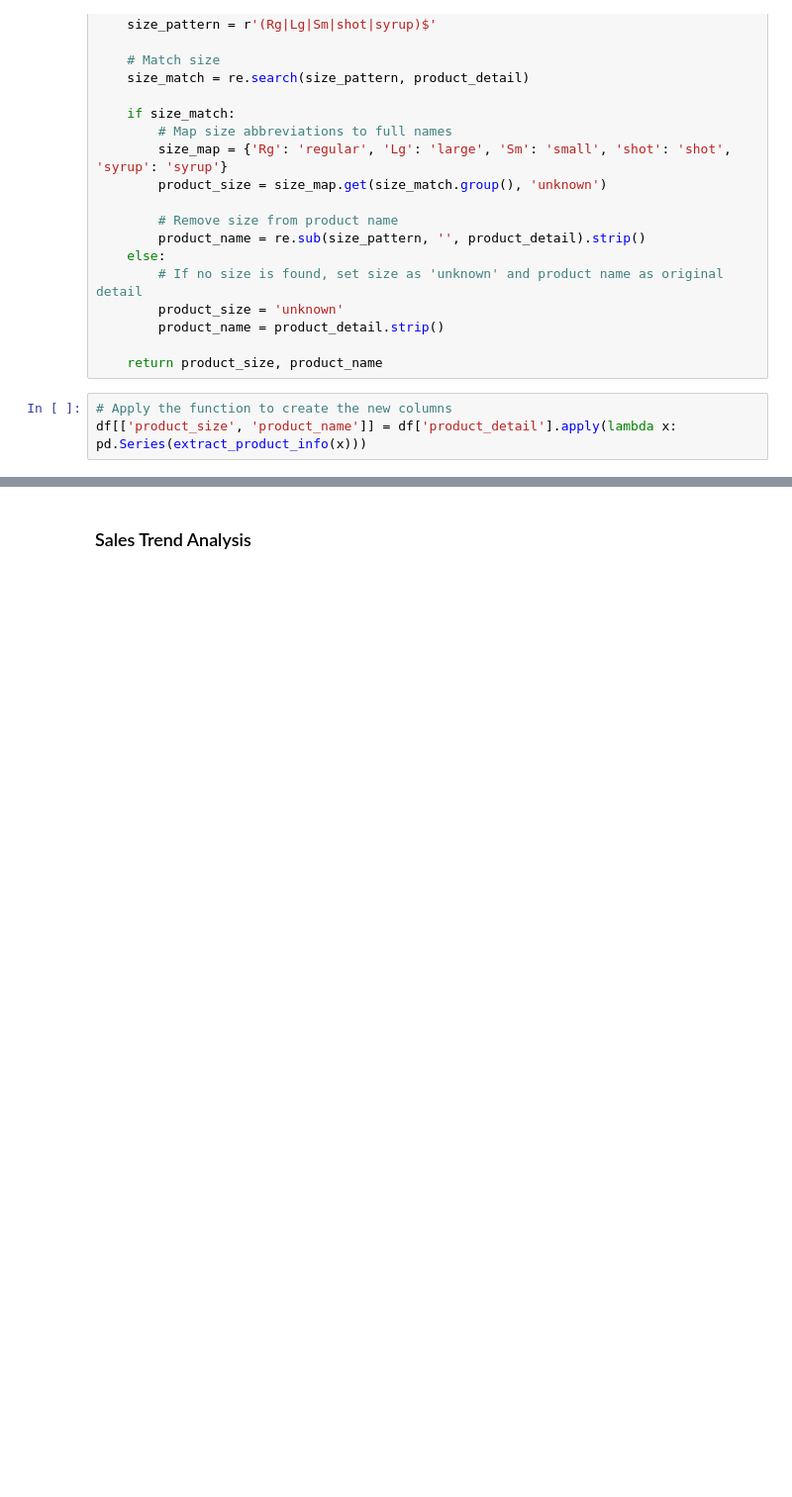
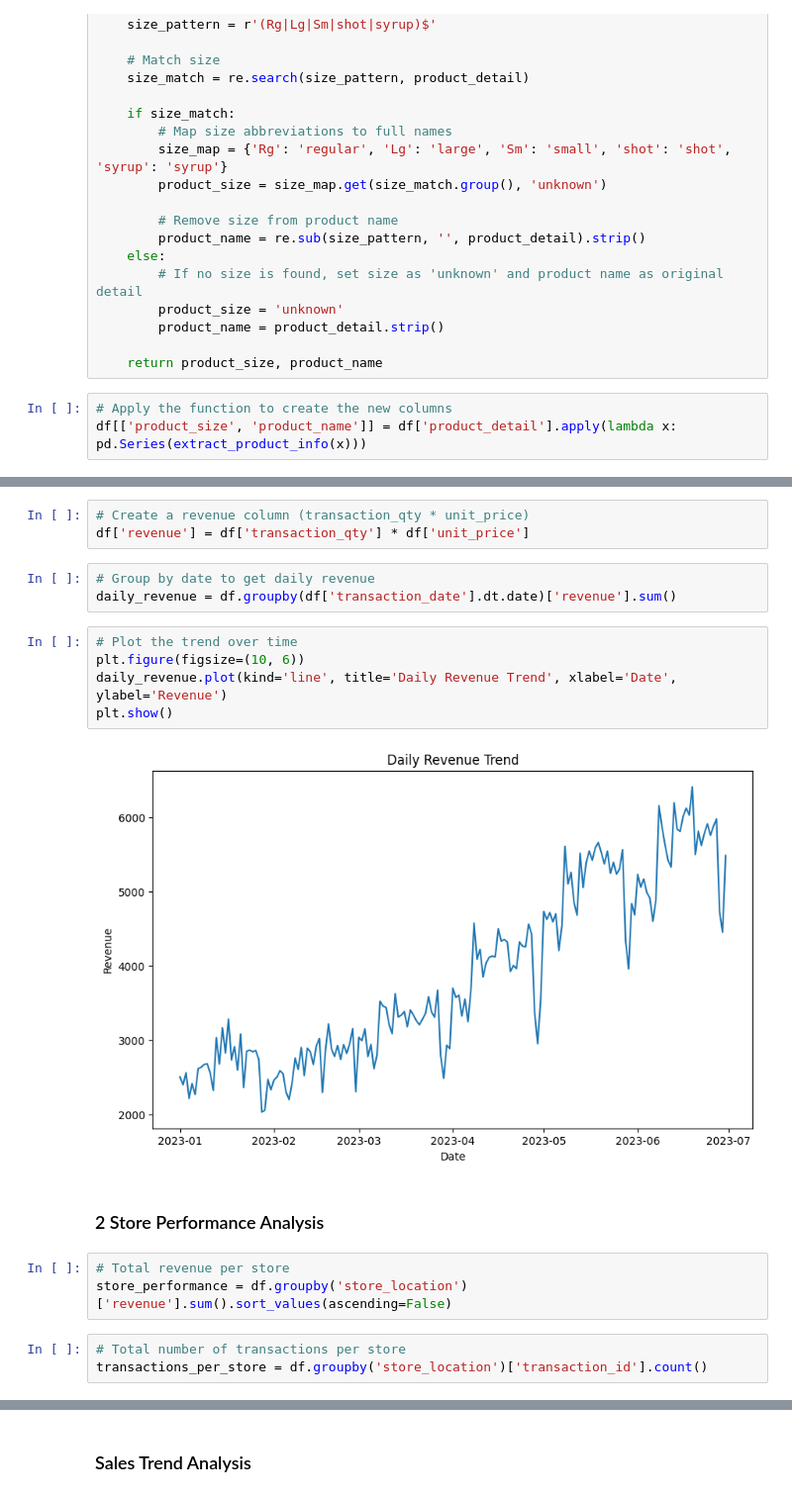
Before and after one commit to JinnOppa/Data-Analysis-Portfolio, a Jupyter notebook: coffee-shop-sales/project1.ipynb, the cells around one changed output, grey strips where cells are left out. Shown at 99% size. Drawn from its saved outputs; the diff is of its cells as text; blank space fills up the shorter version.

```diff
--- a/coffee-shop-sales/project1.ipynb
+++ b/coffee-shop-sales/project1.ipynb
@@ -156,0 +213,21 @@ df[['product_detail', 'product_size', 'product_name']].head()
+# %%
+# Create a revenue column (transaction_qty * unit_price)
+df['revenue'] = df['transaction_qty'] * df['unit_price']
+# %%
+# Group by date to get daily revenue
+daily_revenue = df.groupby(df['transaction_date'].dt.date)['revenue'].sum()
+# %%
+# Plot the trend over time
+plt.figure(figsize=(10, 6))
+daily_revenue.plot(kind='line', title='Daily Revenue Trend', xlabel='Date', ylabel='Revenue')
+plt.show()
+# %% [output]
+[figure, added]
+# %% [markdown]
+### 2 Store Performance Analysis
+# %%
+# Total revenue per store
+store_performance = df.groupby('store_location')['revenue'].sum().sort_values(ascending=False)
+# %%
+# Total number of transactions per store
+transactions_per_store = df.groupby('store_location')['transaction_id'].count()
```
Also changed, not shown: parts of 52 cells of this notebook.
